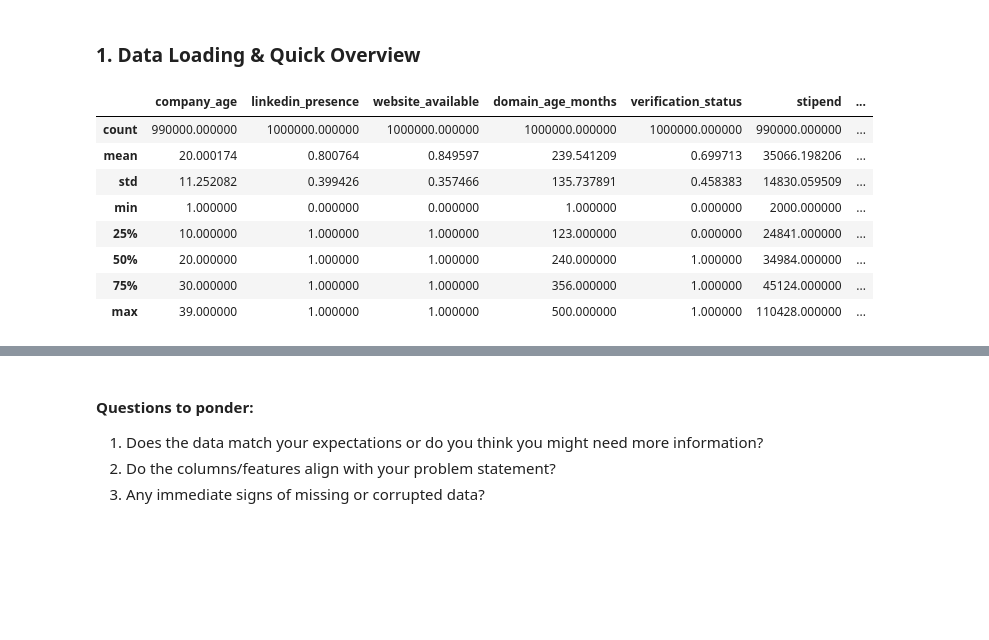
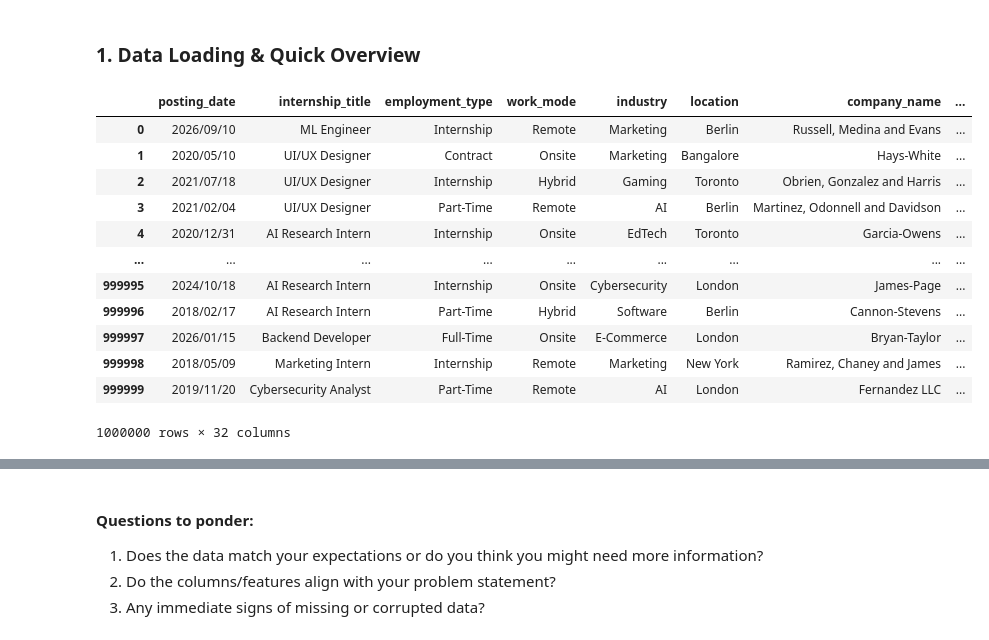
Before and after one commit to lynnthaw/Data_alchemy, a Jupyter notebook: Wk3_ExploratoryDataAnalysis.ipynb, the cells around one changed output, grey strips where cells are left out. Cells and saved outputs as stored; diff of their text form; code cells hidden in the pictures; blank space fills up the shorter version.

```diff
--- a/Wk3_ExploratoryDataAnalysis.ipynb
+++ b/Wk3_ExploratoryDataAnalysis.ipynb
@@ -72,17 +76,22 @@ df = pd.read_csv("fake_internship_detection_dataset.csv") #details here https://
 # %%
 # Display first few rows
 pd.set_option('display.max_columns', None)
 df.describe()
+df
 # %% [output]
-|  | company_age | linkedin_presence | website_available | domain_age_months | verification_status | stipend | ... |
-| count | 990000.000000 | 1000000.000000 | 1000000.000000 | 1000000.000000 | 1000000.000000 | 990000.000000 | ... |
-| mean | 20.000174 | 0.800764 | 0.849597 | 239.541209 | 0.699713 | 35066.198206 | ... |
-| std | 11.252082 | 0.399426 | 0.357466 | 135.737891 | 0.458383 | 14830.059509 | ... |
-| min | 1.000000 | 0.000000 | 0.000000 | 1.000000 | 0.000000 | 2000.000000 | ... |
-| 25% | 10.000000 | 1.000000 | 1.000000 | 123.000000 | 0.000000 | 24841.000000 | ... |
-| 50% | 20.000000 | 1.000000 | 1.000000 | 240.000000 | 1.000000 | 34984.000000 | ... |
-| 75% | 30.000000 | 1.000000 | 1.000000 | 356.000000 | 1.000000 | 45124.000000 | ... |
-| max | 39.000000 | 1.000000 | 1.000000 | 500.000000 | 1.000000 | 110428.000000 | ... |
+|  | posting_date | internship_title | employment_type | work_mode | industry | location | company_name | ... |
+| 0 | 2026/09/10 | ML Engineer | Internship | Remote | Marketing | Berlin | Russell, Medina and Evans | ... |
+| 1 | 2020/05/10 | UI/UX Designer | Contract | Onsite | Marketing | Bangalore | Hays-White | ... |
+| 2 | 2021/07/18 | UI/UX Designer | Internship | Hybrid | Gaming | Toronto | Obrien, Gonzalez and Harris | ... |
+| 3 | 2021/02/04 | UI/UX Designer | Part-Time | Remote | AI | Berlin | Martinez, Odonnell and Davidson | ... |
+| 4 | 2020/12/31 | AI Research Intern | Internship | Onsite | EdTech | Toronto | Garcia-Owens | ... |
+| ... | ... | ... | ... | ... | ... | ... | ... | ... |
+| 999995 | 2024/10/18 | AI Research Intern | Internship | Onsite | Cybersecurity | London | James-Page | ... |
+| 999996 | 2018/02/17 | AI Research Intern | Part-Time | Hybrid | Software | Berlin | Cannon-Stevens | ... |
+| 999997 | 2026/01/15 | Backend Developer | Full-Time | Onsite | E-Commerce | London | Bryan-Taylor | ... |
+| 999998 | 2018/05/09 | Marketing Intern | Internship | Remote | Marketing | New York | Ramirez, Chaney and James | ... |
+| 999999 | 2019/11/20 | Cybersecurity Analyst | Part-Time | Remote | AI | London | Fernandez LLC | ... |
+1000000 rows × 32 columns
 # %%
 # Confirm which rows/columns are null
 df.isnull().sum()
```
Also changed, not shown: parts of 5 cells of this notebook, 1 other file.
